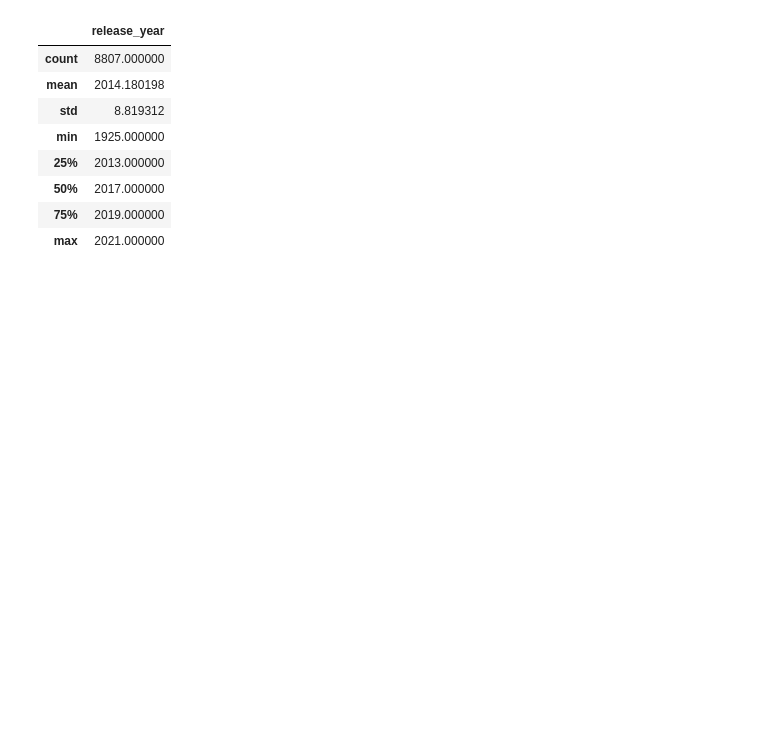
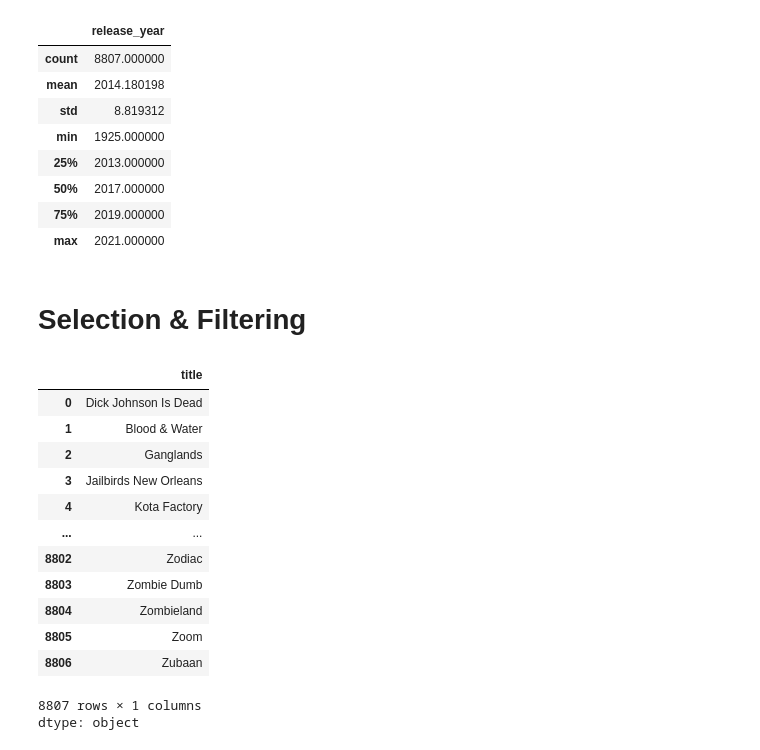
Before and after one commit to gauravvxv/Pandas, a Jupyter notebook: Notebook/pandas_practice.ipynb, the cells around one changed output. Saved outputs shown, nothing was run; the diff lists cells and outputs as text; code cells hidden in the pictures; blank space fills up the shorter version.

```diff
--- a/Notebook/pandas_practice.ipynb
+++ b/Notebook/pandas_practice.ipynb
@@ -114,3 +114,23 @@ df.describe()
 | 50% | 2017.000000 |
 | 75% | 2019.000000 |
 | max | 2021.000000 |
+# %% [markdown]
+# Selection & Filtering
+# %%
+# select column
+df['title']
+# %% [output]
+|  | title |
+| 0 | Dick Johnson Is Dead |
+| 1 | Blood & Water |
+| 2 | Ganglands |
+| 3 | Jailbirds New Orleans |
+| 4 | Kota Factory |
+| ... | ... |
+| 8802 | Zodiac |
+| 8803 | Zombie Dumb |
+| 8804 | Zombieland |
+| 8805 | Zoom |
+| 8806 | Zubaan |
+8807 rows × 1 columns
+dtype: object
```
Also changed, not shown: parts of 5 cells of this notebook.
